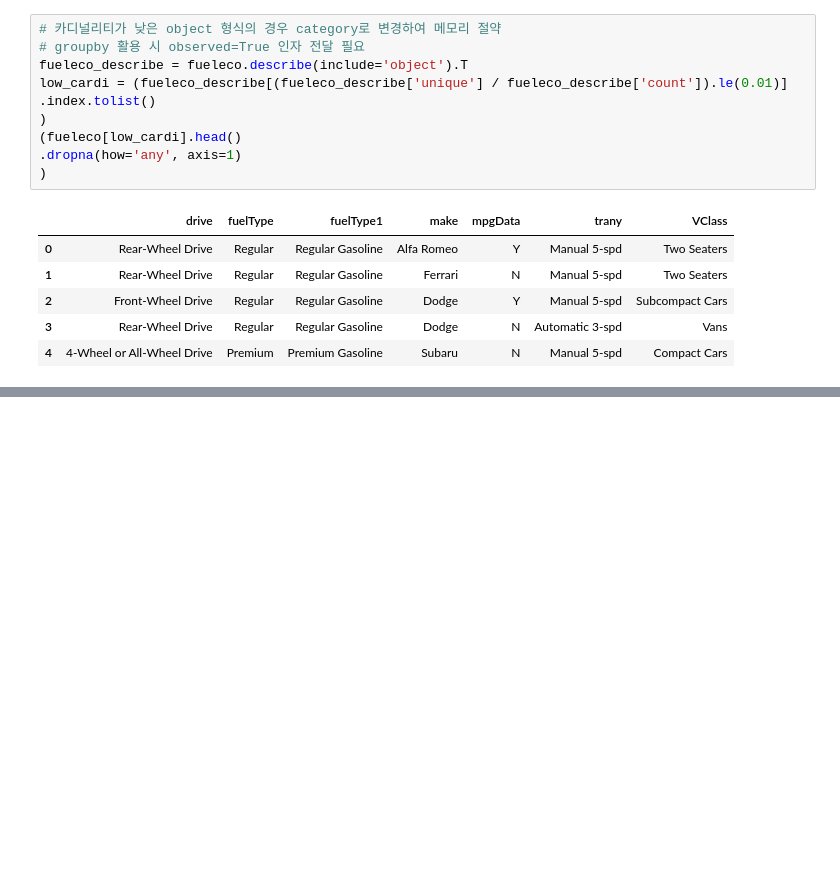
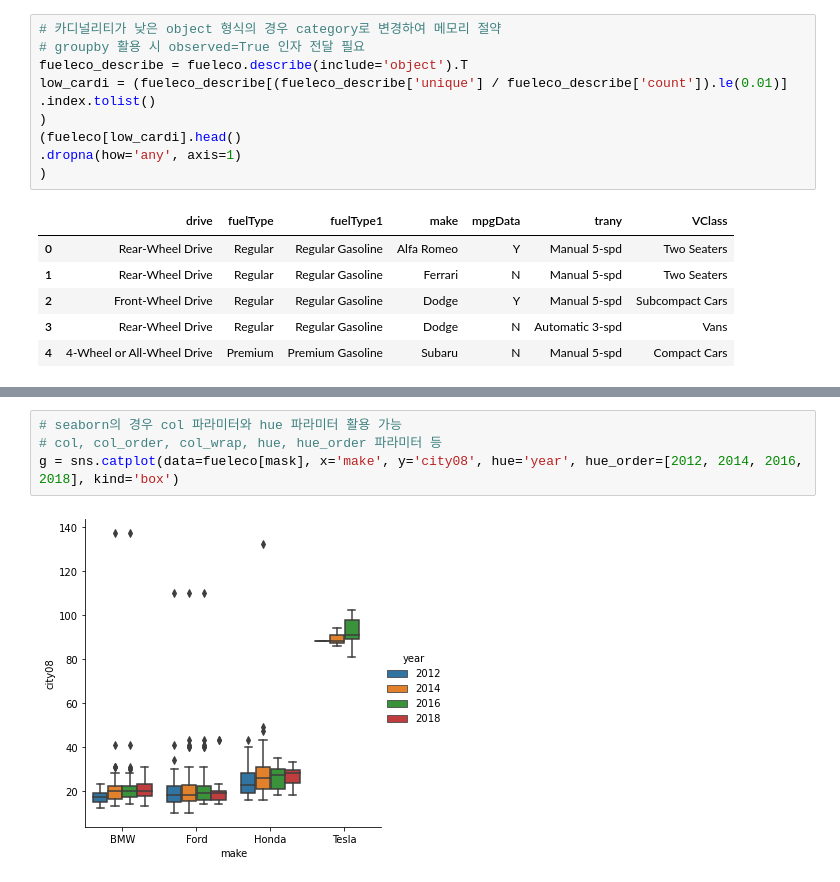
Before and after one commit to minstrel1149/pandas_practice-cookbook1, a Jupyter notebook: Pd_cookbook_1_chapter5.ipynb, the cells around one changed output, grey strips where cells are left out. Cells and saved outputs as stored; diff of their text form; blank space fills up the shorter version.

```diff
--- a/Pd_cookbook_1_chapter5.ipynb
+++ b/Pd_cookbook_1_chapter5.ipynb
@@ -65,0 +177,6 @@ low_cardi = (fueleco_describe[(fueleco_describe['unique'] / fueleco_describe['co
+# %%
+# seaborn의 경우 col 파라미터와 hue 파라미터 활용 가능
+# col, col_order, col_wrap, hue, hue_order 파라미터 등
+g = sns.catplot(data=fueleco[mask], x='make', y='city08', hue='year', hue_order=[2012, 2014, 2016, 2018], kind='box')
+# %% [output]
+[figure, added]
```
Also changed, not shown: parts of 10 cells of this notebook, 4 other files.
